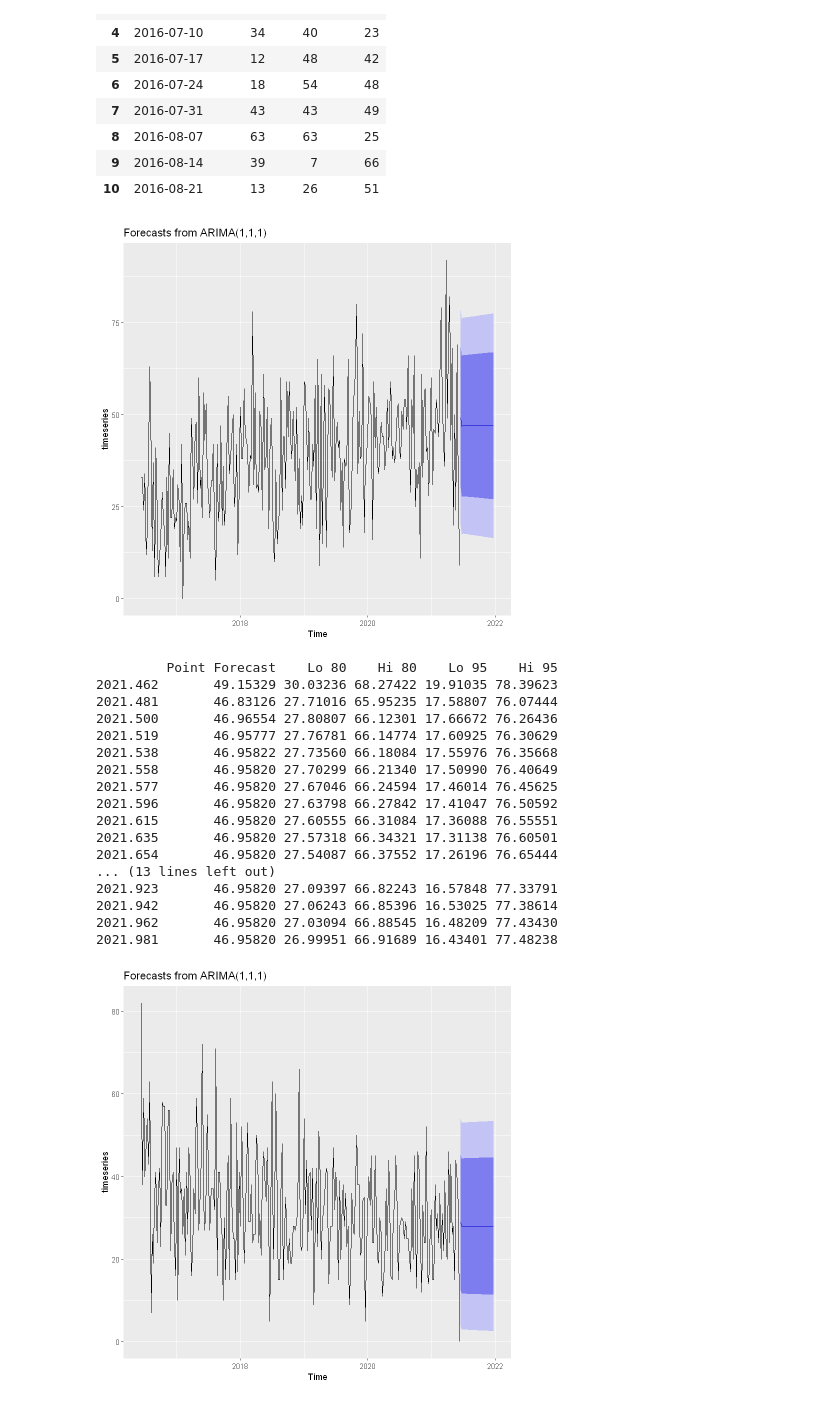
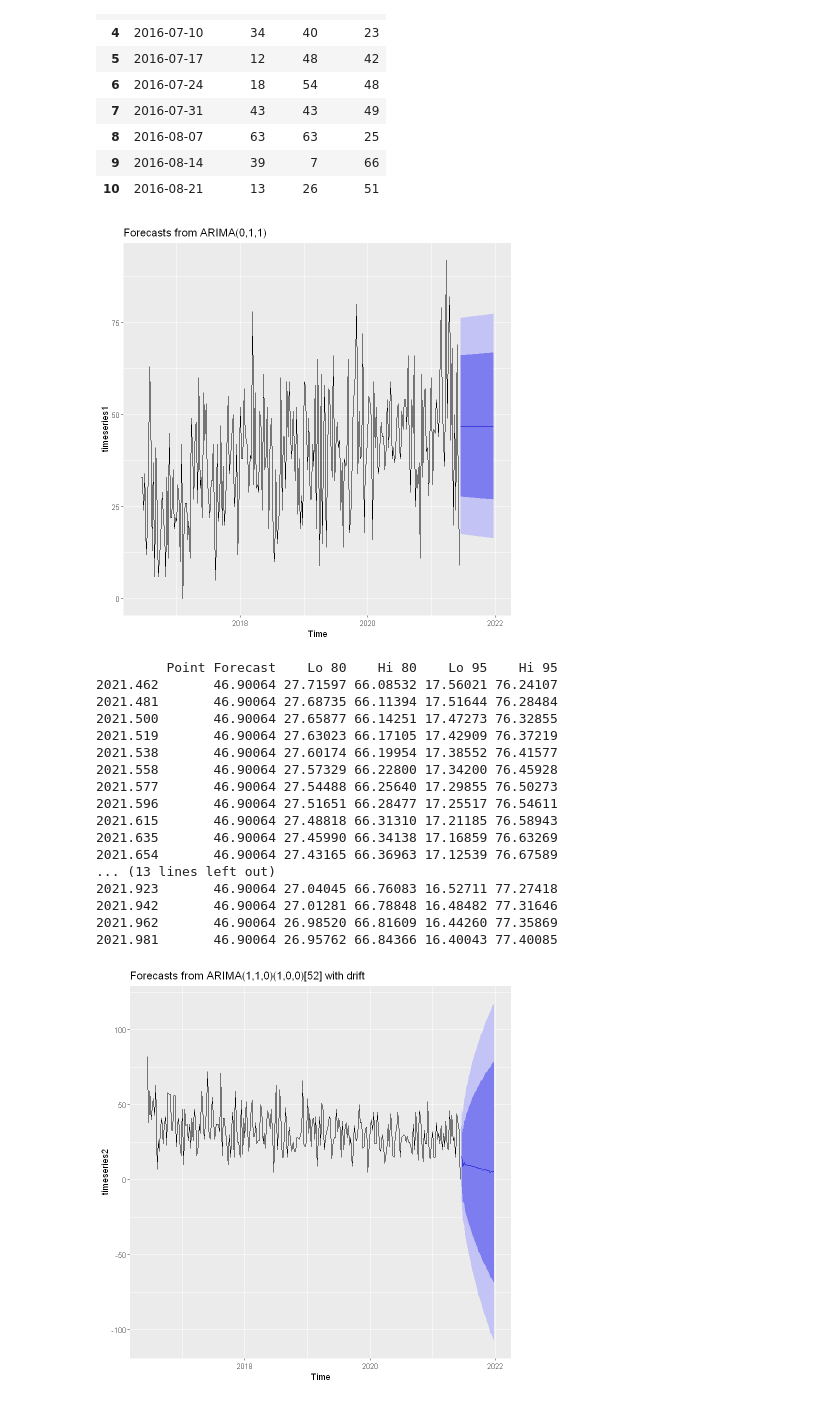
Before and after one commit to snigdhayan/StatMath, a Jupyter notebook: StatMathMethods/TimeSeriesForecasting.ipynb, the cells around one changed output. Drawn from its saved outputs; the diff is of its cells as text; code cells hidden in the pictures.

Commit message:
Changed model to auto.arima

```diff
--- a/StatMathMethods/TimeSeriesForecasting.ipynb
+++ b/StatMathMethods/TimeSeriesForecasting.ipynb
@@ -33,42 +33,42 @@ A data.frame: 10 × 4
 freq <- 52 # approximate number of weeks in a year
 # %%
 # ARIMA model for Python trend
-timeseries <- ts(df$Python, start = c(2016, 24), end = c(2021, 24), frequency = freq)
+timeseries1 <- ts(df$Python, start = c(2016, 24), end = c(2021, 24), frequency = freq)
 
-fitModel <- arima(timeseries, order = c(1, 1, 1))
-Forecast <- forecast(fitModel, h = 28)
-autoplot(Forecast)
+fitModel1 <- auto.arima(timeseries1)
+Forecast1 <- forecast(fitModel1, h = 28)
+autoplot(Forecast1)
 # %% [output]
-[figure, old version]
+[figure, new version]
 # %%
 # look at forecast
-Forecast
+Forecast1
 # %% [output]
          Point Forecast    Lo 80    Hi 80    Lo 95    Hi 95
-2021.462       49.15329 30.03236 68.27422 19.91035 78.39623
-2021.481       46.83126 27.71016 65.95235 17.58807 76.07444
-2021.500       46.96554 27.80807 66.12301 17.66672 76.26436
-2021.519       46.95777 27.76781 66.14774 17.60925 76.30629
-2021.538       46.95822 27.73560 66.18084 17.55976 76.35668
-2021.558       46.95820 27.70299 66.21340 17.50990 76.40649
-2021.577       46.95820 27.67046 66.24594 17.46014 76.45625
-2021.596       46.95820 27.63798 66.27842 17.41047 76.50592
-2021.615       46.95820 27.60555 66.31084 17.36088 76.55551
-2021.635       46.95820 27.57318 66.34321 17.31138 76.60501
-2021.654       46.95820 27.54087 66.37552 17.26196 76.65444
+2021.462       46.90064 27.71597 66.08532 17.56021 76.24107
+2021.481       46.90064 27.68735 66.11394 17.51644 76.28484
+2021.500       46.90064 27.65877 66.14251 17.47273 76.32855
+2021.519       46.90064 27.63023 66.17105 17.42909 76.37219
+2021.538       46.90064 27.60174 66.19954 17.38552 76.41577
+2021.558       46.90064 27.57329 66.22800 17.34200 76.45928
+2021.577       46.90064 27.54488 66.25640 17.29855 76.50273
+2021.596       46.90064 27.51651 66.28477 17.25517 76.54611
+2021.615       46.90064 27.48818 66.31310 17.21185 76.58943
+2021.635       46.90064 27.45990 66.34138 17.16859 76.63269
+2021.654       46.90064 27.43165 66.36963 17.12539 76.67589
 ... (13 lines left out)
-2021.923       46.95820 27.09397 66.82243 16.57848 77.33791
-2021.942       46.95820 27.06243 66.85396 16.53025 77.38614
-2021.962       46.95820 27.03094 66.88545 16.48209 77.43430
-2021.981       46.95820 26.99951 66.91689 16.43401 77.48238
+2021.923       46.90064 27.04045 66.76083 16.52711 77.27418
+2021.942       46.90064 27.01281 66.78848 16.48482 77.31646
+2021.962       46.90064 26.98520 66.81609 16.44260 77.35869
+2021.981       46.90064 26.95762 66.84366 16.40043 77.40085
 # %%
 # ARIMA model for R trend
-timeseries <- ts(df$R, start = c(2016, 24), end = c(2021, 24), frequency = freq)
+timeseries2 <- ts(df$R, start = c(2016, 24), end = c(2021, 24), frequency = freq)
 
-fitModel <- arima(timeseries, order = c(1, 1, 1))
-Forecast <- forecast(fitModel, h = 28)
-autoplot(Forecast)
+fitModel2 <- auto.arima(timeseries2)
+Forecast2 <- forecast(fitModel2, h = 28)
+autoplot(Forecast2)
 # %% [output]
-[figure, old version]
+[figure, new version]
 # %%
 # look at forecast
```
Also changed, not shown: parts of 3 cells of this notebook.
